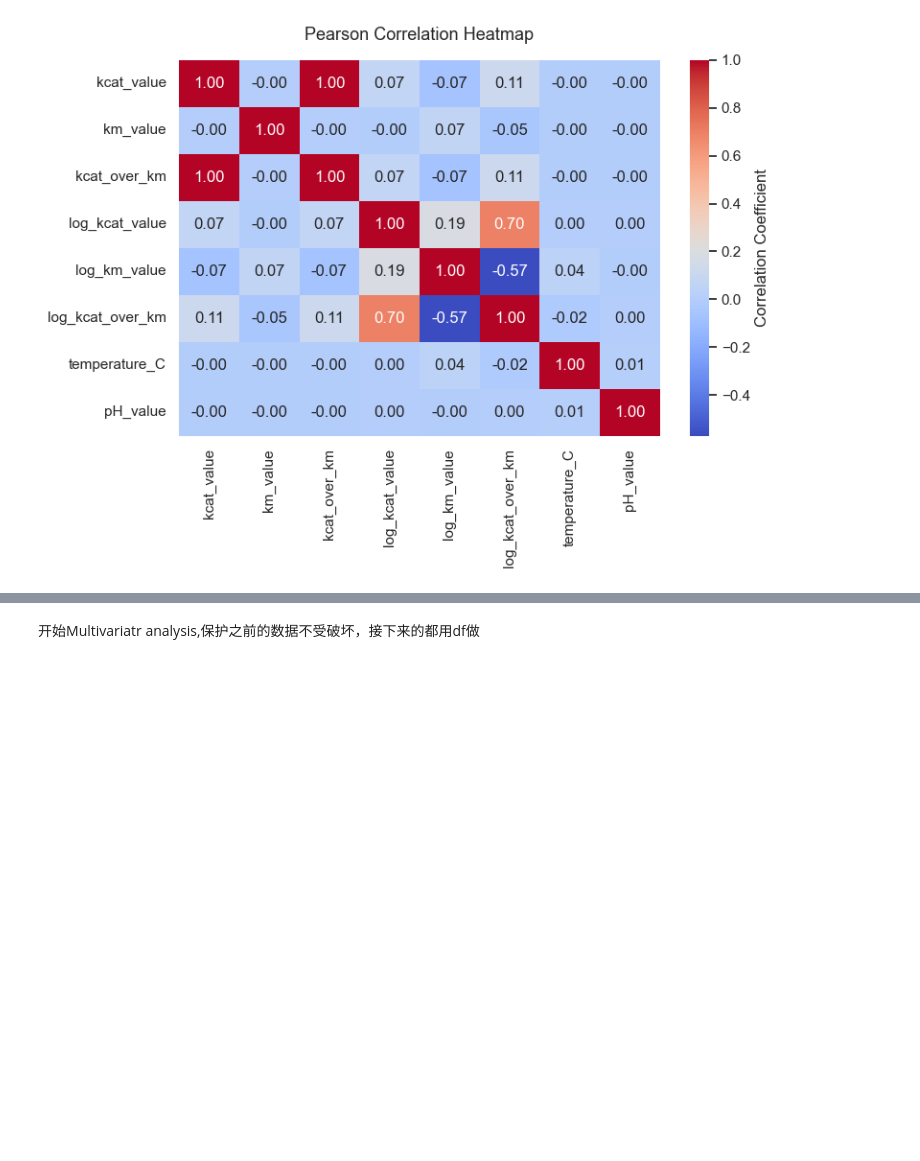
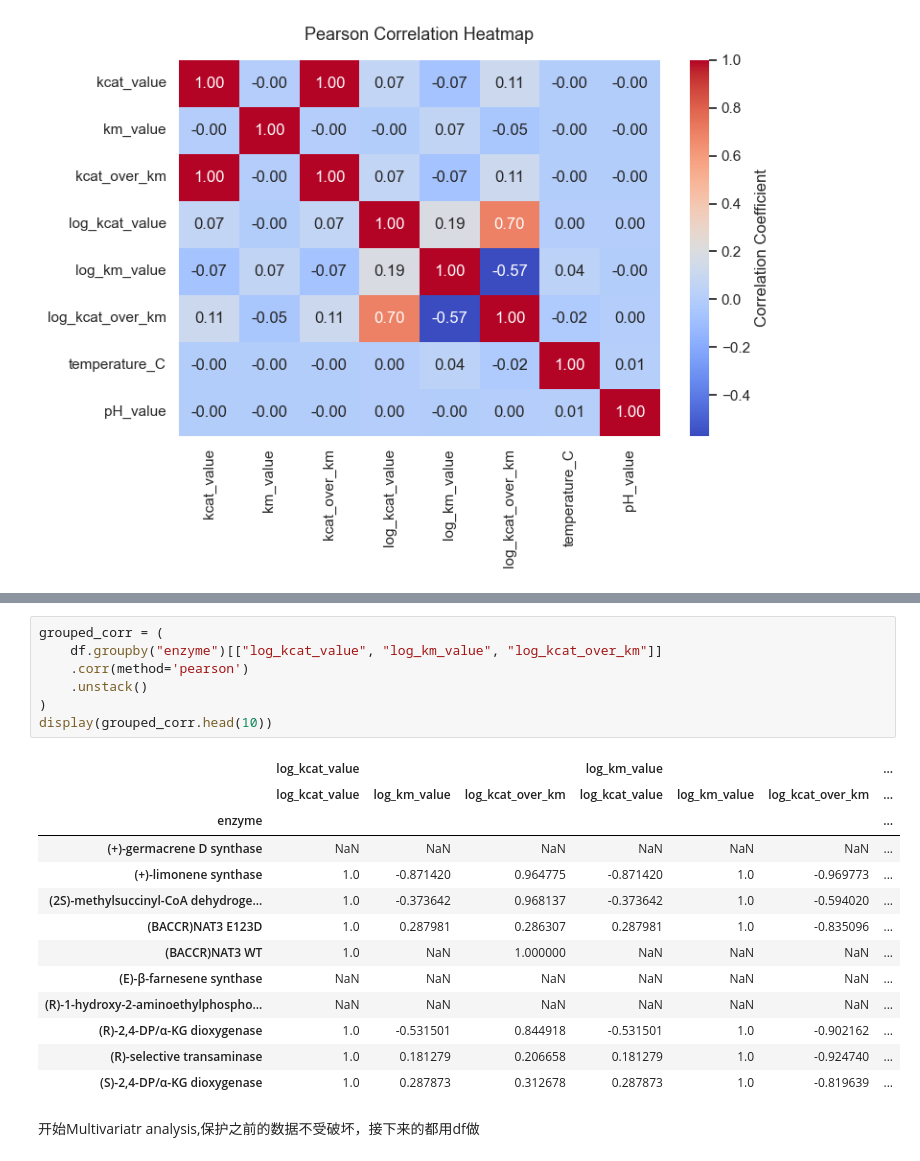
Before and after one commit to tinayang3024/CHE1147-Group-Project, a Jupyter notebook: notebooks/exploration.ipynb, the cells around one changed output, grey strips where cells are left out. Cells and saved outputs as stored; diff of their text form; blank space fills up the shorter version.

```diff
--- a/notebooks/exploration.ipynb
+++ b/notebooks/exploration.ipynb
@@ -1077,3 +1090,24 @@ plt.show()
+# %%
+grouped_corr = (
+    df.groupby("enzyme")[["log_kcat_value", "log_km_value", "log_kcat_over_km"]]
+    .corr(method='pearson')
+    .unstack()
+)
+display(grouped_corr.head(10))
+# %% [output]
+|  | log_kcat_value |  |  | log_km_value |  |  | ... |
+|  | log_kcat_value | log_km_value | log_kcat_over_km | log_kcat_value | log_km_value | log_kcat_over_km | ... |
+| enzyme |  |  |  |  |  |  | ... |
+| (+)-germacrene D synthase | NaN | NaN | NaN | NaN | NaN | NaN | ... |
+| (+)-limonene synthase | 1.0 | -0.871420 | 0.964775 | -0.871420 | 1.0 | -0.969773 | ... |
+| (2S)-methylsuccinyl-CoA dehydroge... | 1.0 | -0.373642 | 0.968137 | -0.373642 | 1.0 | -0.594020 | ... |
+| (BACCR)NAT3 E123D | 1.0 | 0.287981 | 0.286307 | 0.287981 | 1.0 | -0.835096 | ... |
+| (BACCR)NAT3 WT | 1.0 | NaN | 1.000000 | NaN | NaN | NaN | ... |
+| (E)-β-farnesene synthase | NaN | NaN | NaN | NaN | NaN | NaN | ... |
+| (R)-1-hydroxy-2-aminoethylphospho... | NaN | NaN | NaN | NaN | NaN | NaN | ... |
+| (R)-2,4-DP/α-KG dioxygenase | 1.0 | -0.531501 | 0.844918 | -0.531501 | 1.0 | -0.902162 | ... |
+| (R)-selective transaminase | 1.0 | 0.181279 | 0.206658 | 0.181279 | 1.0 | -0.924740 | ... |
+| (S)-2,4-DP/α-KG dioxygenase | 1.0 | 0.287873 | 0.312678 | 0.287873 | 1.0 | -0.819639 | ... |
 # %% [markdown]
 开始Multivariatr analysis,保护之前的数据不受破坏，接下来的都用df做
 # %%
```
Also changed, not shown: parts of 2 cells of this notebook.
